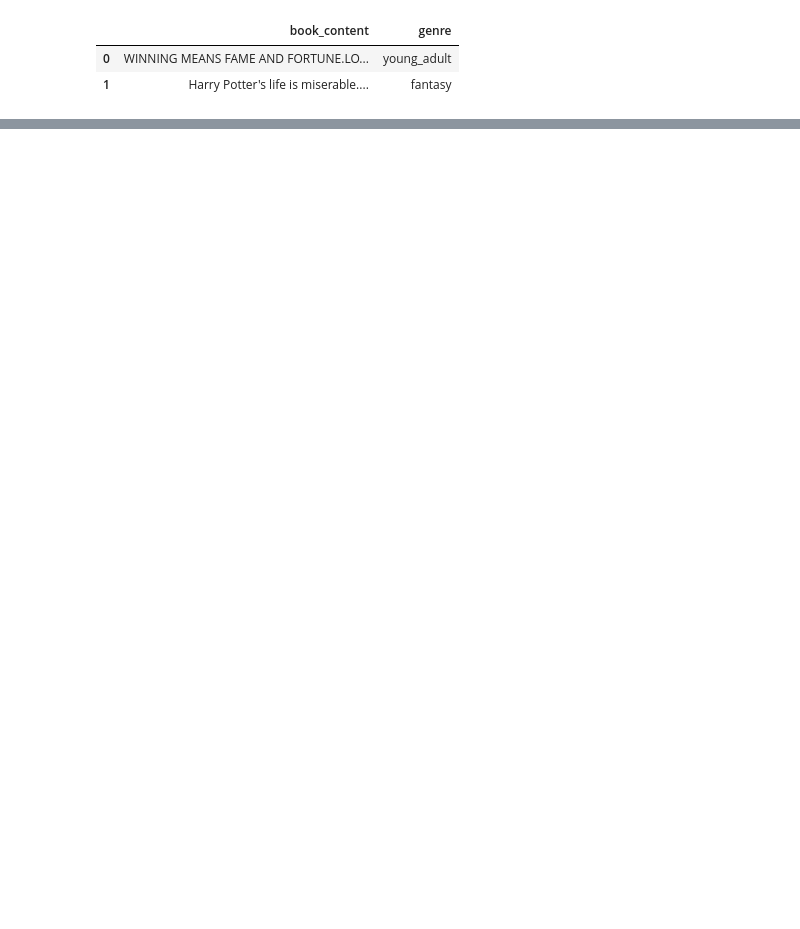
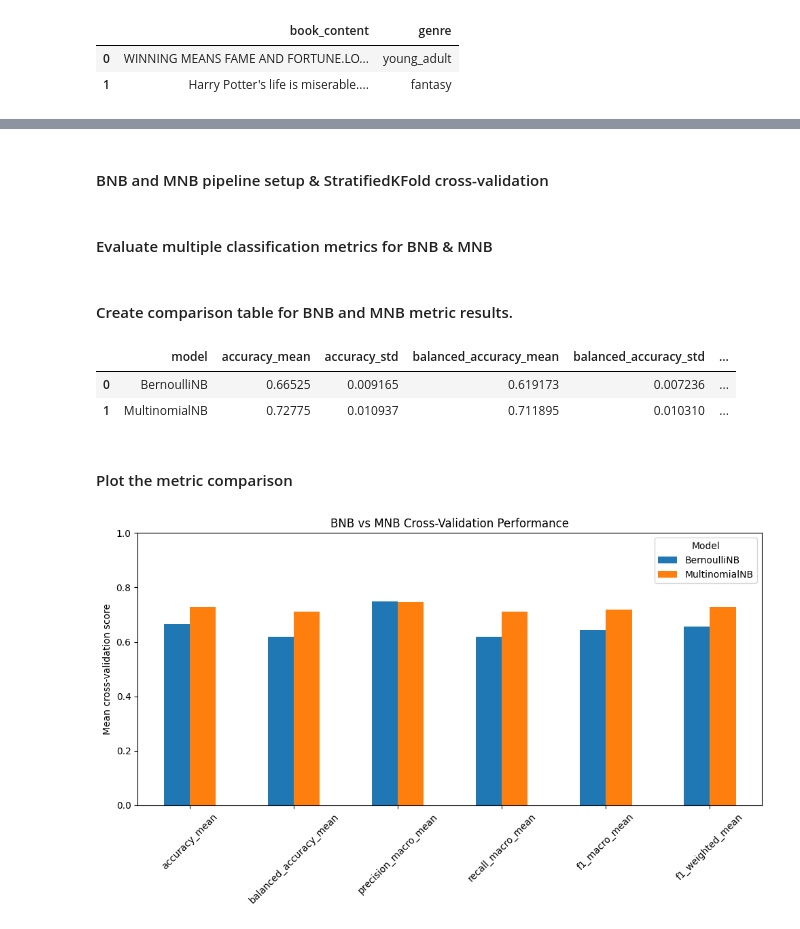
Before and after one commit to ZoeYiDing/nicole, a Jupyter notebook: assignment answer.ipynb, the cells around one changed output, grey strips where cells are left out. Drawn from its saved outputs; the diff is of its cells as text; code cells hidden in the pictures; blank space fills up the shorter version.

```diff
--- a/assignment answer.ipynb
+++ b/assignment answer.ipynb
@@ -34,3 +71,0 @@ memory usage: 62.6 KB
-# %%
-df = df.dropna()
-df = df.drop_duplicates()
@@ -161,0 +558,2 @@ weighted avg       0.75      0.49      0.45       793
+# %% [markdown]
+#### BNB and MNB pipeline setup & StratifiedKFold cross-validation
@@ -161,0 +576,2 @@ weighted avg       0.75      0.49      0.45       793
+# %% [markdown]
+#### Evaluate multiple classification metrics for BNB & MNB
@@ -161,0 +607,47 @@ weighted avg       0.75      0.49      0.45       793
+# %% [markdown]
+#### Create comparison table for BNB and MNB metric results.
+# %%
+def summarize_cv_results(cv_results, model_name):
+    summary = {"model": model_name}
+
+    for metric in scoring.keys():
+        scores = cv_results[f"test_{metric}"]
+        summary[f"{metric}_mean"] = scores.mean()
+        summary[f"{metric}_std"] = scores.std()
+
+    return summary
+
+
+comparison_df = pd.DataFrame([
+    summarize_cv_results(bnb_cv_results, "BernoulliNB"),
+    summarize_cv_results(mnb_cv_results, "MultinomialNB")
+])
+
+comparison_df
+# %% [output]
+|  | model | accuracy_mean | accuracy_std | balanced_accuracy_mean | balanced_accuracy_std | ... |
+| 0 | BernoulliNB | 0.66525 | 0.009165 | 0.619173 | 0.007236 | ... |
+| 1 | MultinomialNB | 0.72775 | 0.010937 | 0.711895 | 0.010310 | ... |
+# %% [markdown]
+#### Plot the metric comparison
+# %%
+plot_df = comparison_df.set_index("model")[
+    [
+        "accuracy_mean",
+        "balanced_accuracy_mean",
+        "precision_macro_mean",
+        "recall_macro_mean",
+        "f1_macro_mean",
+        "f1_weighted_mean"
+    ]
+]
+plot_df.T.plot(kind="bar", figsize=(10, 6))
+plt.ylabel("Mean cross-validation score")
+plt.title("BNB vs MNB Cross-Validation Performance")
+plt.xticks(rotation=45)
+plt.ylim(0, 1)
+plt.legend(title="Model")
+plt.tight_layout()
+plt.show()
+# %% [output]
+[figure, added]
```
Also changed, not shown: parts of 33 cells of this notebook, 1 other file.
